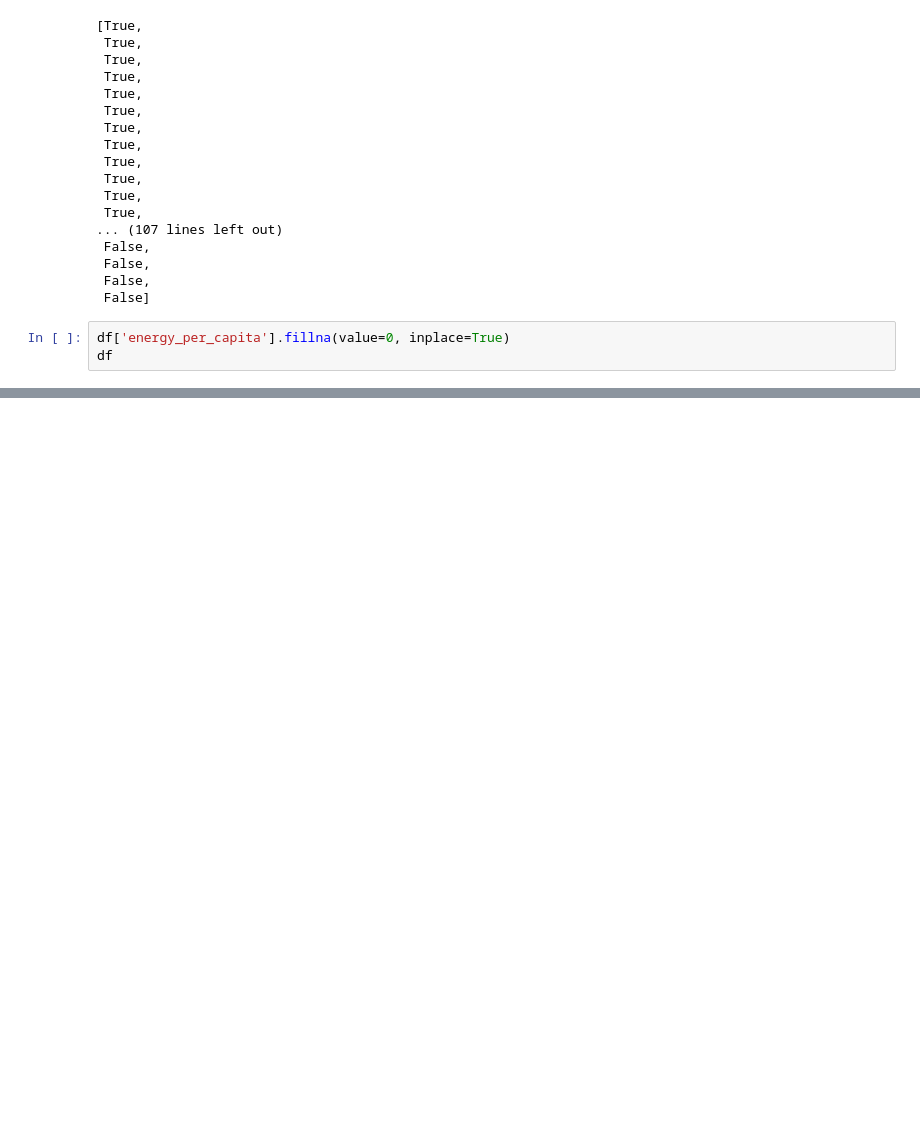
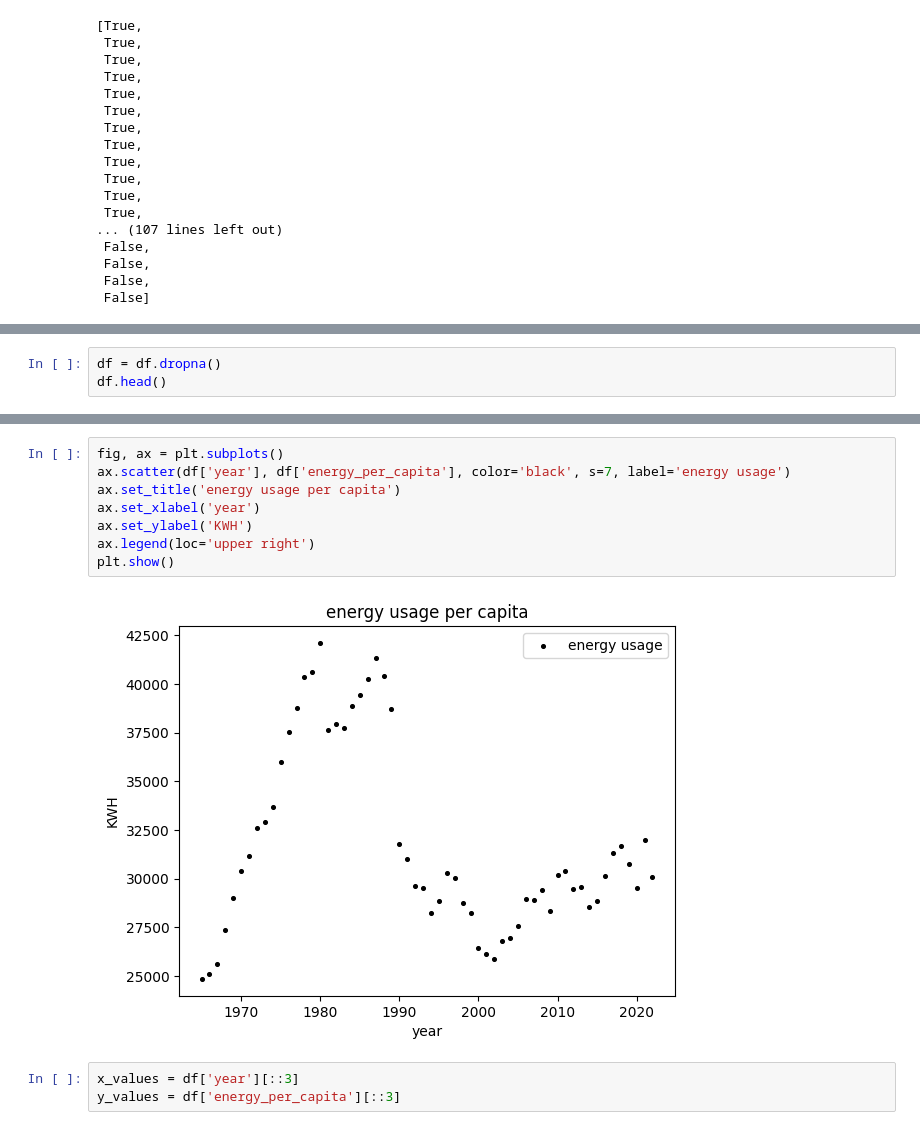
Before and after one commit to MateuszKwiat/pwr_ins, a Jupyter notebook: sme4/Big_data/lab/lab4/zad3_jn.ipynb, the cells around one changed output, grey strips where cells are left out. Drawn from its saved outputs; the diff is of its cells as text; blank space fills up the shorter version.

```diff
--- a/sme4/Big_data/lab/lab4/zad3_jn.ipynb
+++ b/sme4/Big_data/lab/lab4/zad3_jn.ipynb
@@ -157,6 +157,3 @@ list(pd.isna(df['energy_per_capita']))
  False,
  False,
  False]
-# %%
-df['energy_per_capita'].fillna(value=0, inplace=True)
-df
@@ -182,0 +160,3 @@ For example, when doing 'df[col].method(value, inplace=True)', try using 'df.met
+# %%
+df = df.dropna()
+df.head()
@@ -182,0 +170,13 @@ For example, when doing 'df[col].method(value, inplace=True)', try using 'df.met
+# %%
+fig, ax = plt.subplots()
+ax.scatter(df['year'], df['energy_per_capita'], color='black', s=7, label='energy usage')
+ax.set_title('energy usage per capita')
+ax.set_xlabel('year')
+ax.set_ylabel('KWH')
+ax.legend(loc='upper right')
+plt.show()
+# %% [output]
+[figure, added]
+# %%
+x_values = df['year'][::3]
+y_values = df['energy_per_capita'][::3]
```
Also changed, not shown: parts of 9 cells of this notebook.
